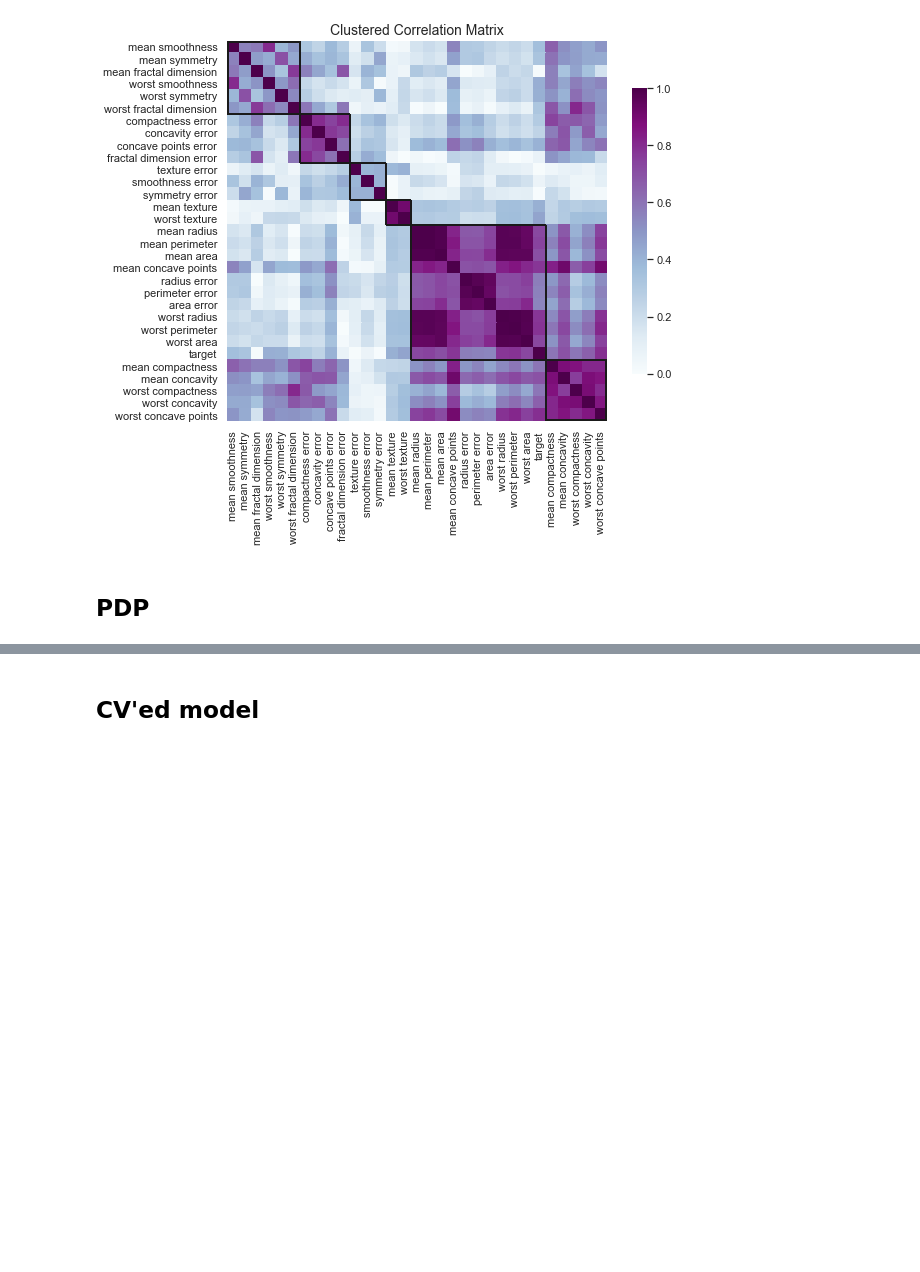
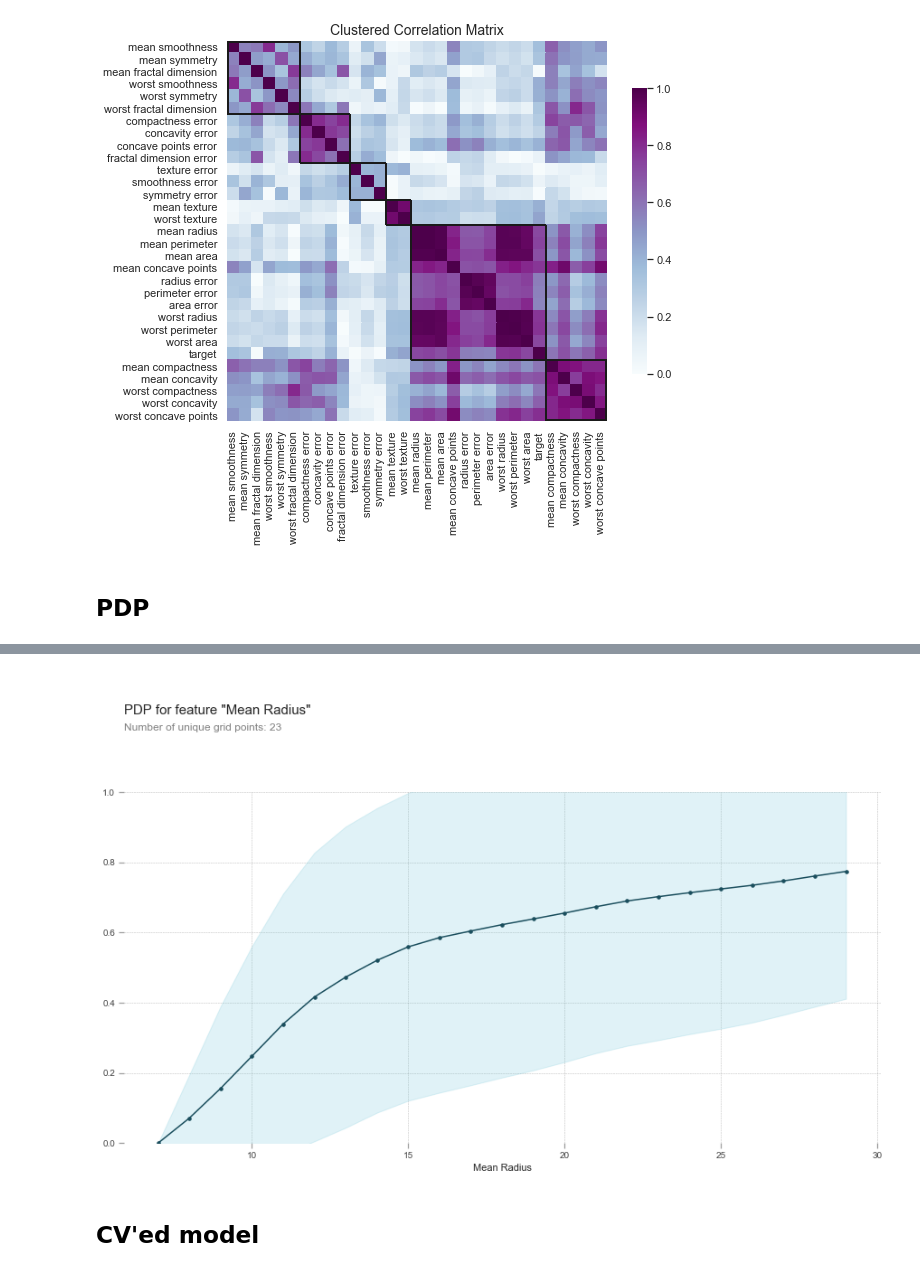
Before and after one commit to scottclay/MLLytics, a Jupyter notebook: examples/binary_classification_example.ipynb, the cells around one changed output, grey strips where cells are left out. Drawn from its saved outputs; the diff is of its cells as text; code cells hidden in the pictures; blank space fills up the shorter version.

```diff
--- a/examples/binary_classification_example.ipynb
+++ b/examples/binary_classification_example.ipynb
@@ -180,25 +177,0 @@ X_train2 = X_train.copy()
-# %%
-def pdp(df, feature, model, type='continuous'):
-
-
-
-    min_val = df[feature].min()
-    max_val = df[feature].max()
-
-    values = np.arange(min_val, max_val, (max_val - min_val)* 0.01)
-
-    li = []
-    va = []
-
-    for i in values:
-        _df = df.copy()
-        _df[feature].values[:] = i
-
-        output = model.predict(_df)
-
-        avg_output = output.mean()
-
-        li.append(avg_output)
-        va.append(i)
-
-    return plt.plot(va, li)
@@ -265,3 +194,9 @@ array([0, 0, 0, 0])
+# %%
+pdp.pdp_plot(pdp_goals, 'Mean Radius')
+plt.ylim([0,1])
+plt.show()
+# %% [output]
+[figure, added]
 # %% [markdown]
 ## CV'ed model
 # %%
```
Also changed, not shown: parts of 13 cells of this notebook, 2 other files.
